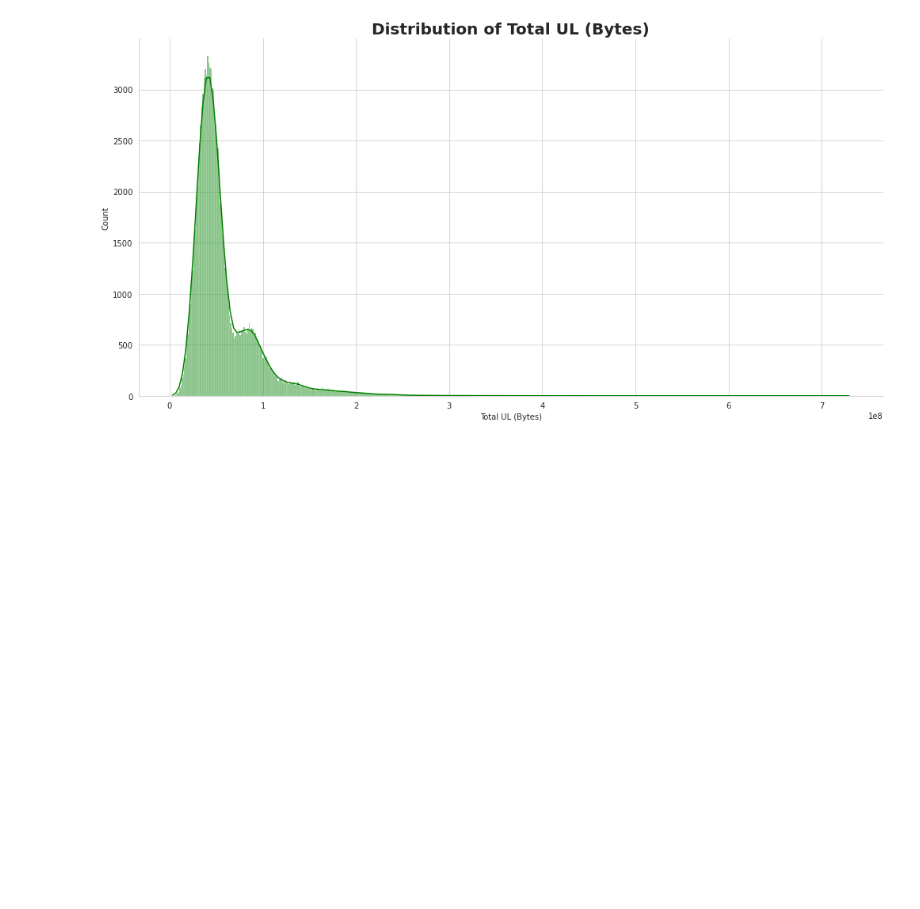
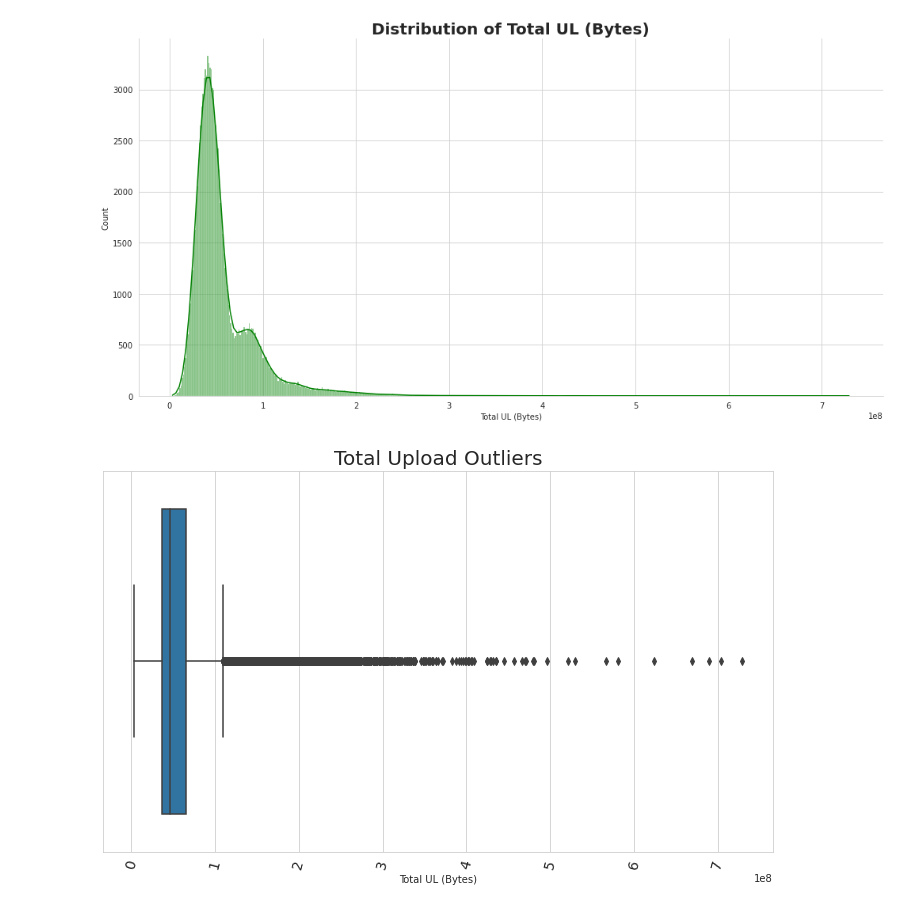
Before and after one commit to SennayT/Telecom-data-analysis, a Jupyter notebook: notebooks/telecom.csv.ipynb, the cells around one changed output. Cells and saved outputs as stored; diff of their text form; code cells hidden in the pictures; blank space fills up the shorter version.

```diff
--- a/notebooks/telecom.csv.ipynb
+++ b/notebooks/telecom.csv.ipynb
@@ -342,3 +342,7 @@ def plot_scatter(df: pd.DataFrame, x_col: str, y_col: str, title: str, hue: str,
     plt.xticks(fontsize=14)
     plt.yticks( fontsize=14)
     plt.show()
+# %%
+plot_box(total_upl_dwn,'Total UL (Bytes)','Total Upload Outliers')
+# %% [output]
+[figure, added]
```
Also changed, not shown: parts of 9 cells of this notebook.
